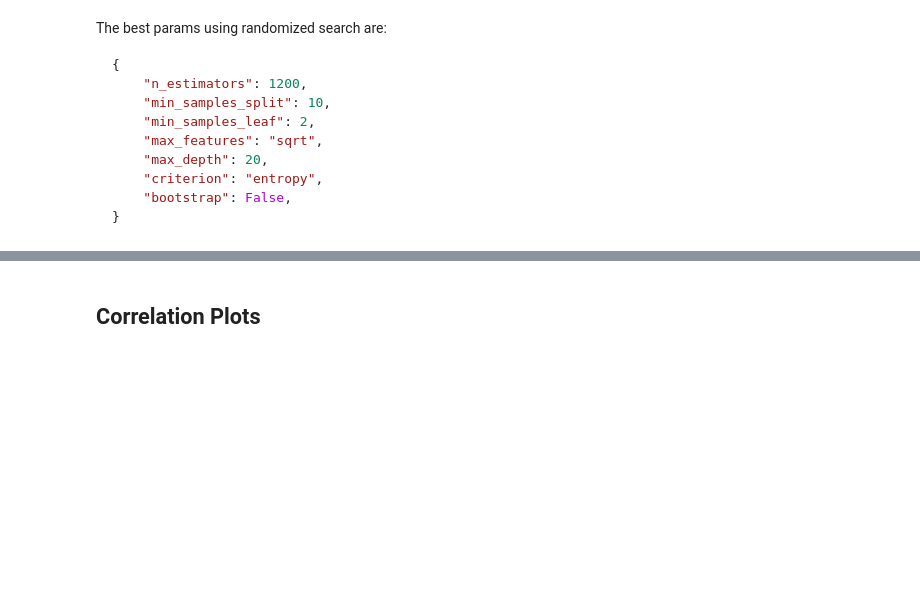
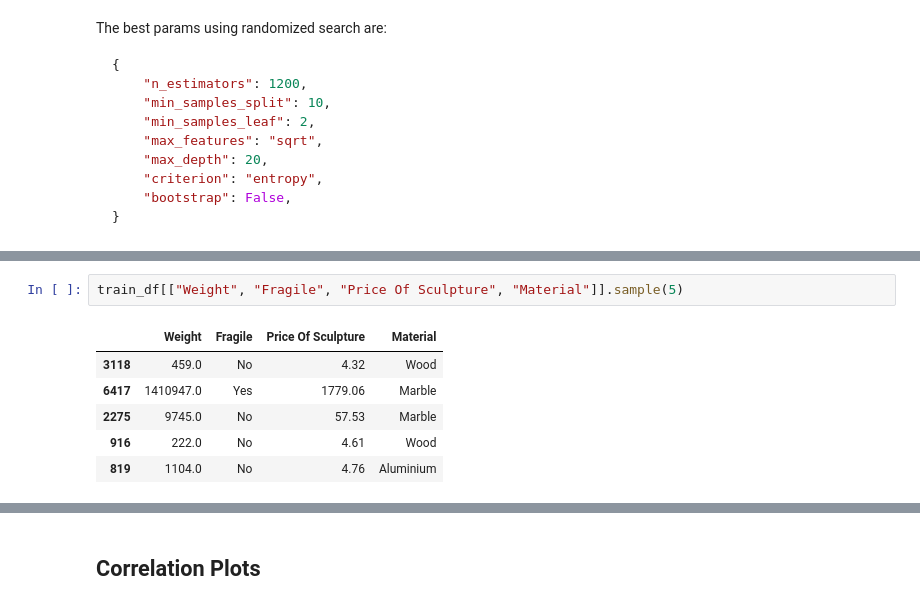
Before and after one commit to jacob5412/HackerEarth-Exhibit-Art, a Jupyter notebook: EDA-2.ipynb, the cells around one changed output, grey strips where cells are left out. Saved outputs shown, nothing was run; the diff lists cells and outputs as text; blank space fills up the shorter version.

```diff
--- a/EDA-2.ipynb
+++ b/EDA-2.ipynb
@@ -622,0 +1160,9 @@ train_df[["Transport", "International", "Express Shipment", "Remote Location"]].
+# %%
+train_df[["Weight", "Fragile", "Price Of Sculpture", "Material"]].sample(5)
+# %% [output]
+|  | Weight | Fragile | Price Of Sculpture | Material |
+| 3118 | 459.0 | No | 4.32 | Wood |
+| 6417 | 1410947.0 | Yes | 1779.06 | Marble |
+| 2275 | 9745.0 | No | 57.53 | Marble |
+| 916 | 222.0 | No | 4.61 | Wood |
+| 819 | 1104.0 | No | 4.76 | Aluminium |
```
Also changed, not shown: parts of 68 cells of this notebook.
